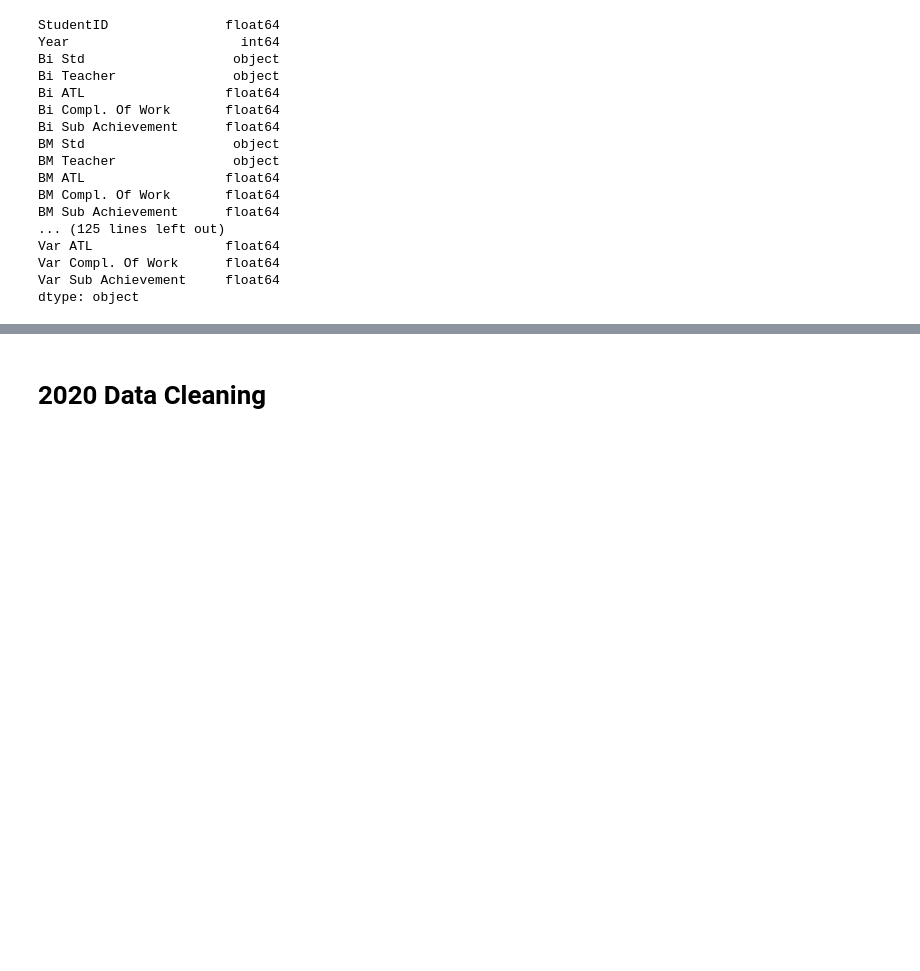
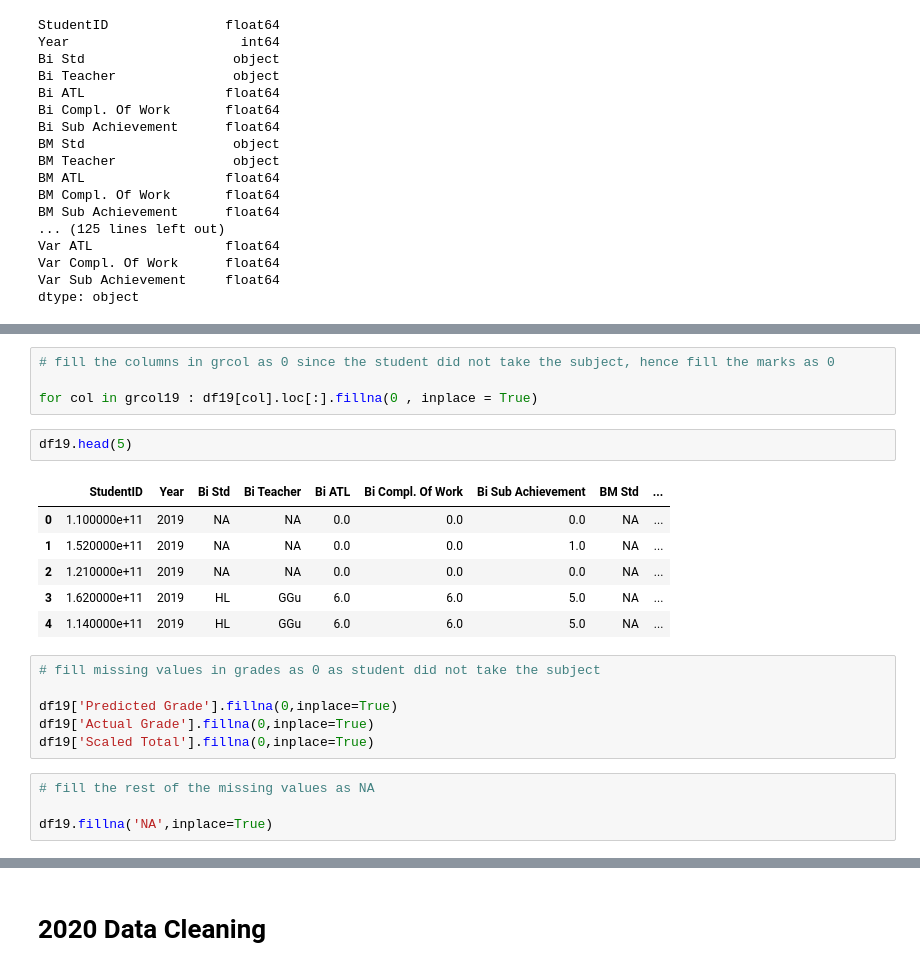
Before and after one commit to siti-alawiyah/ibresultprediction, a Jupyter notebook: Exploratory_Data_Analysis_1.0.ipynb, the cells around one changed output, grey strips where cells are left out. Cells and saved outputs as stored; diff of their text form; blank space fills up the shorter version.

```diff
--- a/Exploratory_Data_Analysis_1.0.ipynb
+++ b/Exploratory_Data_Analysis_1.0.ipynb
@@ -764,0 +815,23 @@ dtype: object
+# %%
+# fill the columns in grcol as 0 since the student did not take the subject, hence fill the marks as 0
+
+for col in grcol19 : df19[col].loc[:].fillna(0 , inplace = True)
+# %%
+df19.head(5)
+# %% [output]
+|  | StudentID | Year | Bi Std | Bi Teacher | Bi ATL | Bi Compl. Of Work | Bi Sub Achievement | BM Std | ... |
+| 0 | 1.100000e+11 | 2019 | NA | NA | 0.0 | 0.0 | 0.0 | NA | ... |
+| 1 | 1.520000e+11 | 2019 | NA | NA | 0.0 | 0.0 | 1.0 | NA | ... |
+| 2 | 1.210000e+11 | 2019 | NA | NA | 0.0 | 0.0 | 0.0 | NA | ... |
+| 3 | 1.620000e+11 | 2019 | HL | GGu | 6.0 | 6.0 | 5.0 | NA | ... |
+| 4 | 1.140000e+11 | 2019 | HL | GGu | 6.0 | 6.0 | 5.0 | NA | ... |
+# %%
+# fill missing values in grades as 0 as student did not take the subject
+
+df19['Predicted Grade'].fillna(0,inplace=True)
+df19['Actual Grade'].fillna(0,inplace=True)
+df19['Scaled Total'].fillna(0,inplace=True)
+# %%
+# fill the rest of the missing values as NA
+
+df19.fillna('NA',inplace=True)
```
Also changed, not shown: parts of 12 cells of this notebook.
